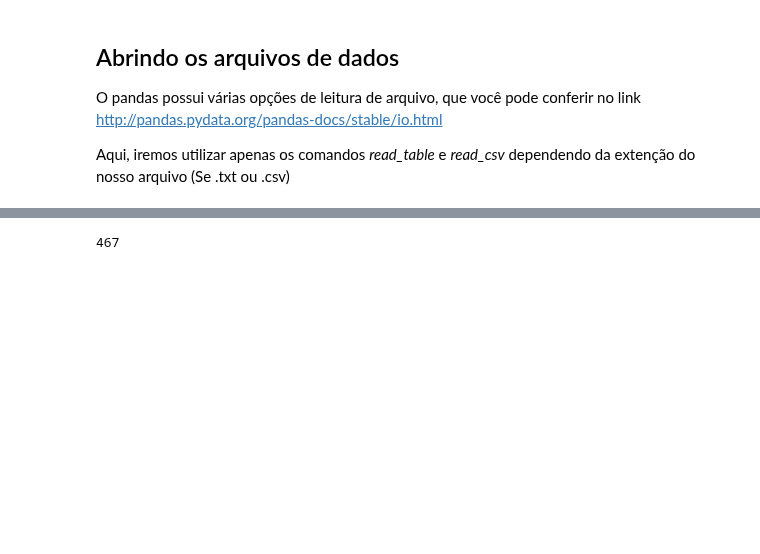
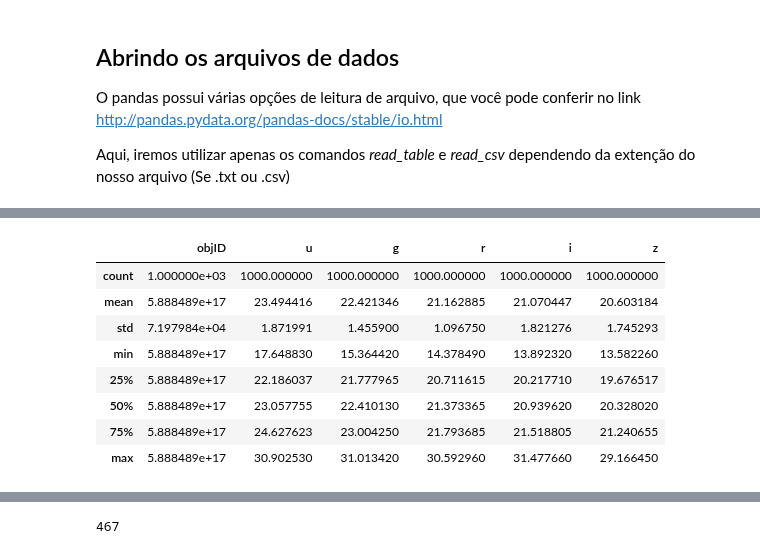
Before and after one commit to pnovais/scipy_panda, a Jupyter notebook: Pandas - breve tutorial.ipynb, the cells around one changed output, grey strips where cells are left out. Drawn from its saved outputs; the diff is of its cells as text; code cells hidden in the pictures; blank space fills up the shorter version.

```diff
--- a/Pandas - breve tutorial.ipynb
+++ b/Pandas - breve tutorial.ipynb
@@ -32,0 +49,12 @@ df.()
+# %%
+df.describe() #faz uma breve descrição dos dados, através de média, min, max, desvio padrão...
+# %% [output]
+|  | objID | u | g | r | i | z |
+| count | 1.000000e+03 | 1000.000000 | 1000.000000 | 1000.000000 | 1000.000000 | 1000.000000 |
+| mean | 5.888489e+17 | 23.494416 | 22.421346 | 21.162885 | 21.070447 | 20.603184 |
+| std | 7.197984e+04 | 1.871991 | 1.455900 | 1.096750 | 1.821276 | 1.745293 |
+| min | 5.888489e+17 | 17.648830 | 15.364420 | 14.378490 | 13.892320 | 13.582260 |
+| 25% | 5.888489e+17 | 22.186037 | 21.777965 | 20.711615 | 20.217710 | 19.676517 |
+| 50% | 5.888489e+17 | 23.057755 | 22.410130 | 21.373365 | 20.939620 | 20.328020 |
+| 75% | 5.888489e+17 | 24.627623 | 23.004250 | 21.793685 | 21.518805 | 21.240655 |
+| max | 5.888489e+17 | 30.902530 | 31.013420 | 30.592960 | 31.477660 | 29.166450 |
```
Also changed, not shown: parts of 21 cells of this notebook.
